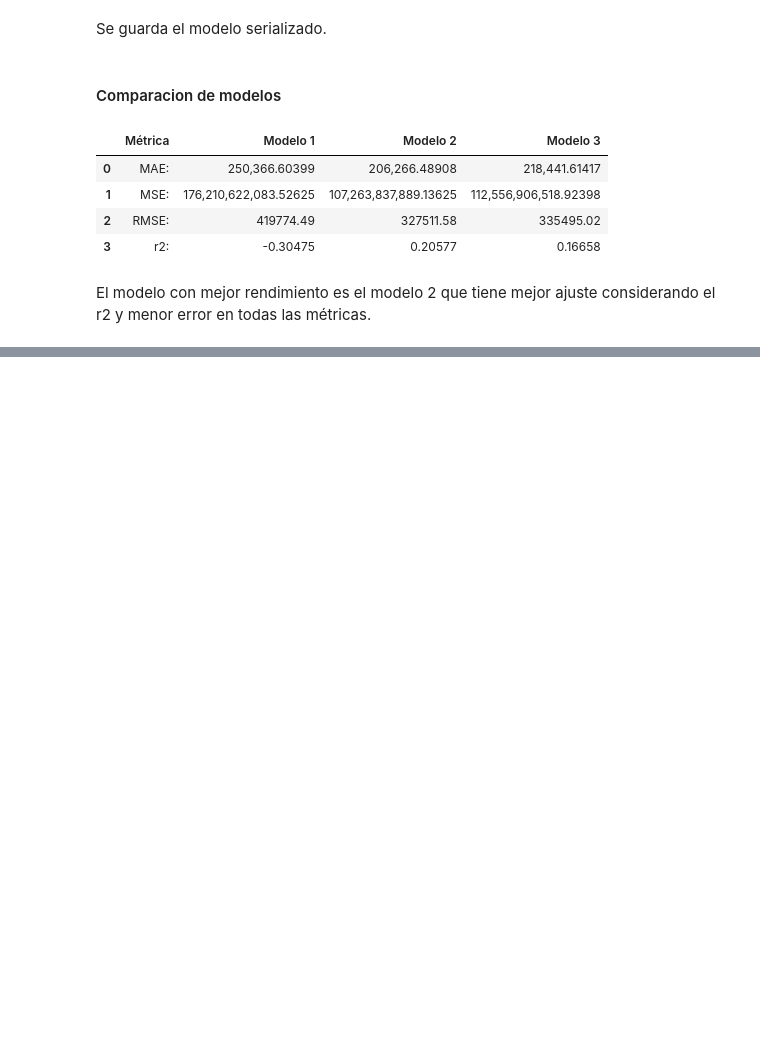
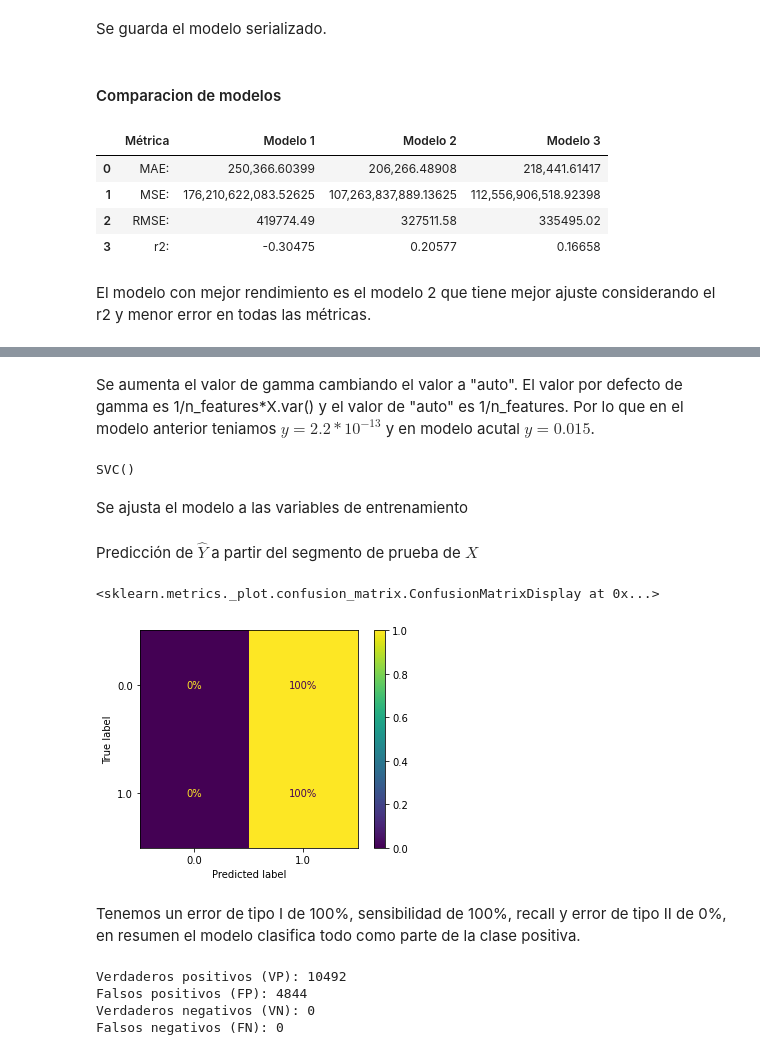
Before and after one commit to dar-rojas/MachineLearning-003D, a Jupyter notebook: modelling.ipynb, the cells around one changed output, grey strips where cells are left out. Cells and saved outputs as stored; diff of their text form; code cells hidden in the pictures; blank space fills up the shorter version.

```diff
--- a/modelling.ipynb
+++ b/modelling.ipynb
@@ -359,0 +508,40 @@ El modelo con mejor rendimiento es el modelo 2 que tiene mejor ajuste consideran
+# %%
+from cuml.svm import SVC
+svc_2 = SVC(class_weight='balanced', gamma='auto', output_type='pandas', random_state=123) # se aumenta el valor de gamma
+# %% [markdown]
+Se aumenta el valor de gamma cambiando el valor a "auto". El valor por defecto de gamma es 1/n_features*X.var() y el valor de "auto" es 1/n_features.
+Por lo que en el modelo anterior teniamos $y=2.2 * 10^{-13}$ y en modelo acutal $y=0.015$.
+# %%
+svc_2.fit(Xtrain, Ytrain)
+# %% [output]
+SVC()
+# %% [markdown]
+Se ajusta el modelo a las variables de entrenamiento
+# %%
+# predicciond de Y hat
+Y_hat = svc_2.predict(Xtest)
+# %% [markdown]
+Predicción de $\hat{Y}$ a partir del segmento de prueba de $X$
+# %%
+from sklearn.metrics import confusion_matrix
+from sklearn.metrics import ConfusionMatrixDisplay
+
+#Matriz de Confusion
+matriz = confusion_matrix(Ytest_pd, Y_hat)
+ConfusionMatrixDisplay.from_predictions(Ytest_pd, Y_hat, display_labels=svc_2.classes_, normalize='true', values_format='.0%')
+# %% [output]
+<sklearn.metrics._plot.confusion_matrix.ConfusionMatrixDisplay at 0x...>
+[figure, added]
+# %% [markdown]
+Tenemos un error de tipo I de 100%, sensibilidad de 100%, recall y error de tipo II de 0%, en resumen el modelo clasifica todo como parte de la clase positiva.
+# %%
+VN, FP, FN, VP = matriz.ravel()
+print(f'Verdaderos positivos (VP): {VP}')
+print(f'Falsos positivos (FP): {FP}')
+print(f'Verdaderos negativos (VN): {VN}')
+print(f'Falsos negativos (FN): {FN}')
+# %% [output]
+Verdaderos positivos (VP): 10492
+Falsos positivos (FP): 4844
+Verdaderos negativos (VN): 0
+Falsos negativos (FN): 0
```
Also changed, not shown: parts of 74 cells of this notebook, 4 other files.
